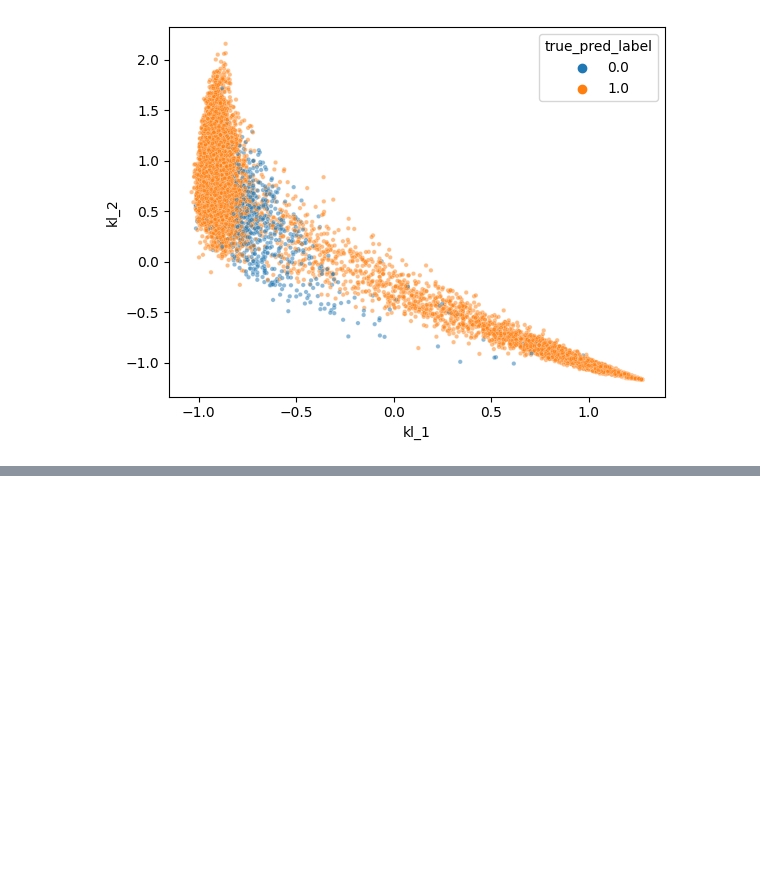
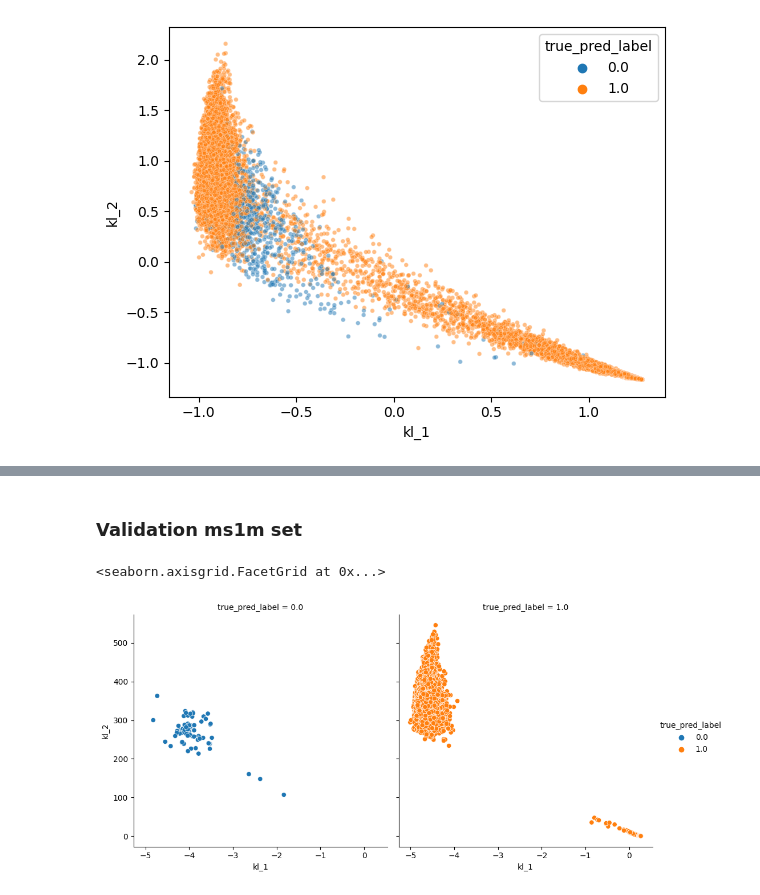
Before and after one commit to Leonid-Erlygin/text_uncertainty, a Jupyter notebook: notebooks/mc_in_osfr/calibration.ipynb, the cells around one changed output, grey strips where cells are left out. Saved outputs shown, nothing was run; the diff lists cells and outputs as text; code cells hidden in the pictures; blank space fills up the shorter version.

Commit message:
validation calib

```diff
--- a/notebooks/mc_in_osfr/calibration.ipynb
+++ b/notebooks/mc_in_osfr/calibration.ipynb
@@ -289,0 +259,18 @@ sns.scatterplot(
+# %% [markdown]
+### Validation ms1m set
+# %%
+data_30_ms1m = np.load("/app/outputs/mc_calibration_ms1m/kl_and_target_30_M=0.npz")
+scf = np.load("/app/outputs/mc_calibration_ms1m/scf.npz")
+scf_conf_ms1m = scf["kappa"]
+# %%
+sns.relplot(
+    data=data_30_ms1m,
+    x="kl_1",
+    y="kl_2",
+    col="true_pred_label",
+    hue="true_pred_label",
+    kind="scatter",
+)
+# %% [output]
+<seaborn.axisgrid.FacetGrid at 0x...>
+[figure, added]
```
Also changed, not shown: parts of 16 cells of this notebook, 37 other files.
